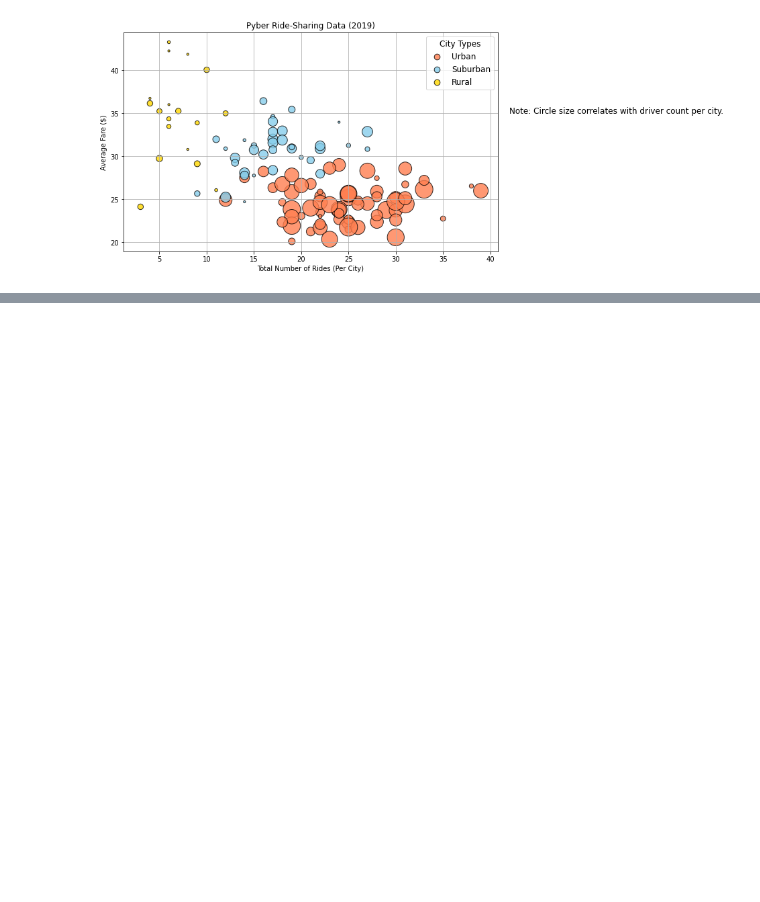
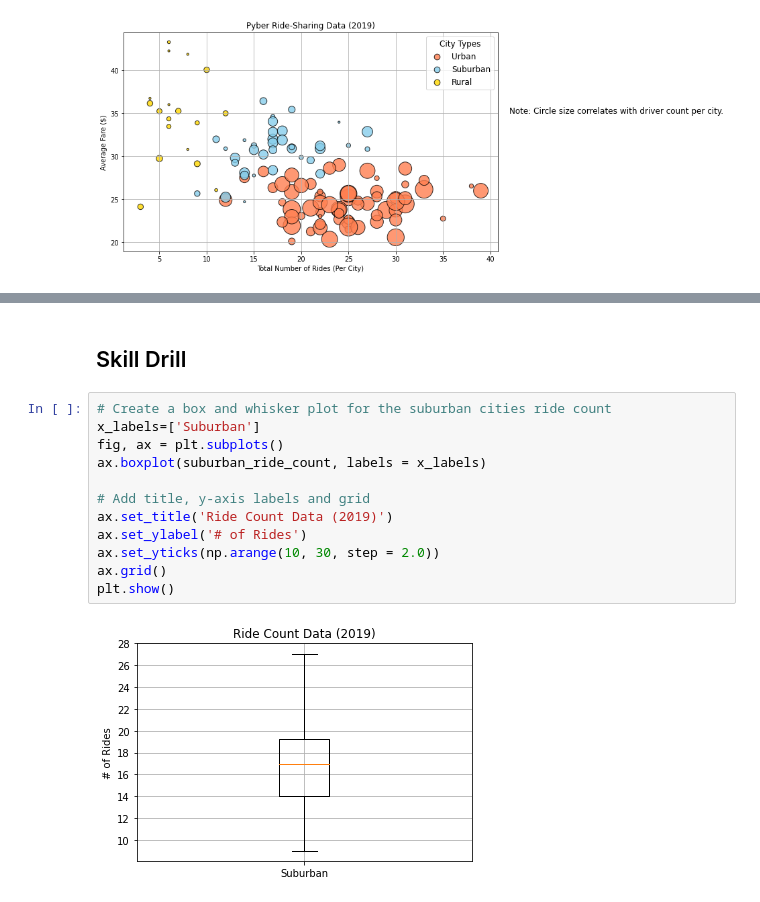
Before and after one commit to aamotz001/PyBer_Analysis, a Jupyter notebook: PyBer_ride_data.ipynb, the cells around one changed output, grey strips where cells are left out. Drawn from its saved outputs; the diff is of its cells as text; blank space fills up the shorter version.

```diff
--- a/PyBer_ride_data.ipynb
+++ b/PyBer_ride_data.ipynb
@@ -416,0 +679,16 @@ plt.savefig("analysis/Fig1.png")
+# %% [markdown]
+## Skill Drill
+# %%
+# Create a box and whisker plot for the suburban cities ride count
+x_labels=['Suburban']
+fig, ax = plt.subplots()
+ax.boxplot(suburban_ride_count, labels = x_labels)
+
+# Add title, y-axis labels and grid
+ax.set_title('Ride Count Data (2019)')
+ax.set_ylabel('# of Rides')
+ax.set_yticks(np.arange(10, 30, step = 2.0))
+ax.grid()
+plt.show()
+# %% [output]
+[figure, added]
```
Also changed, not shown: parts of 43 cells of this notebook, 1 other file.
